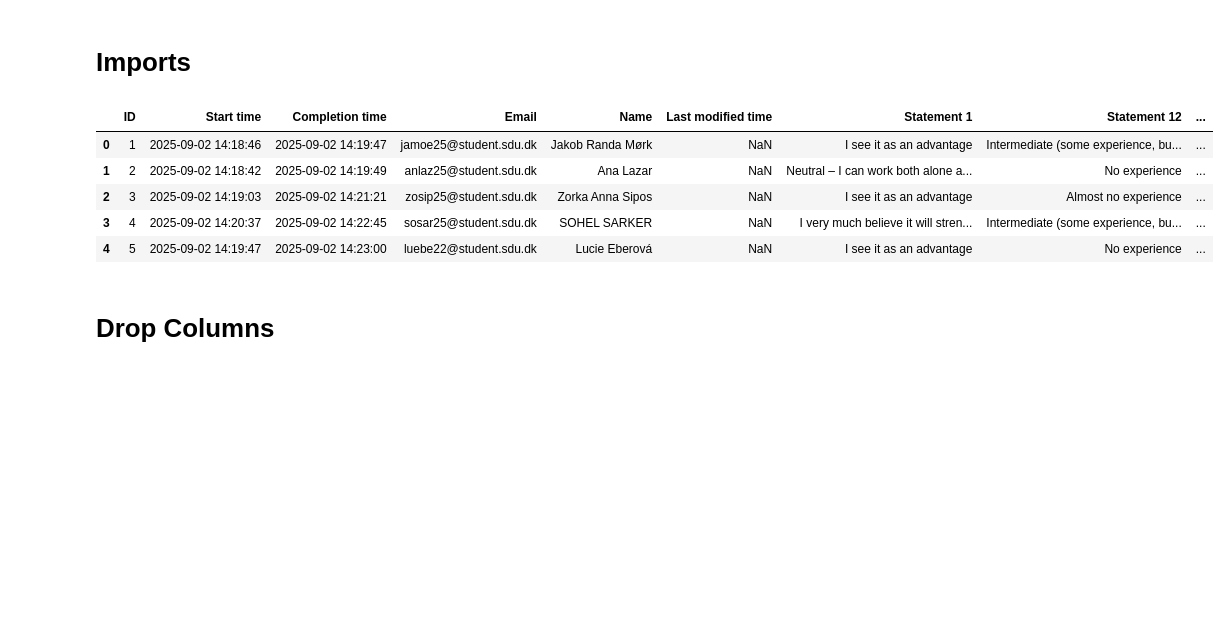
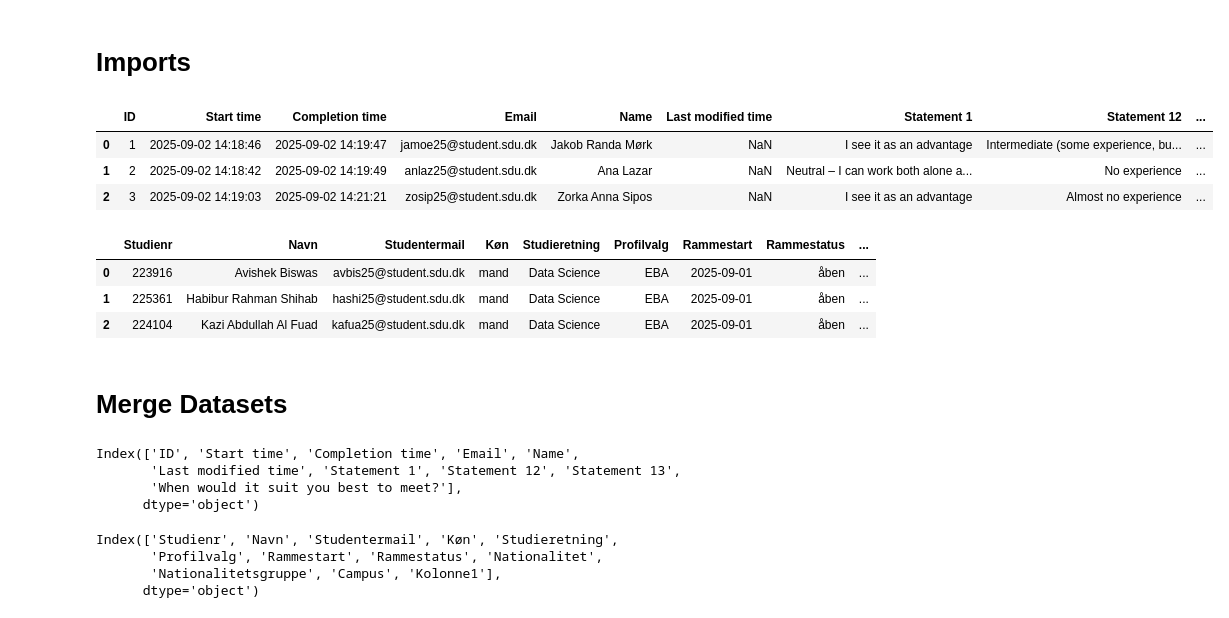
Before and after one commit to kristianhnielsen/study-groups, a Jupyter notebook: main.ipynb, the cells around one changed output. Saved outputs shown, nothing was run; the diff lists cells and outputs as text; code cells hidden in the pictures; blank space fills up the shorter version.

```diff
--- a/main.ipynb
+++ b/main.ipynb
@@ -5,12 +8,36 @@ import pandas as pd
+# %%
+survey_data = pd.read_excel('data/Study Group Survey(1-108).xlsx')
+student_data = pd.read_excel('data/New students Autumn 2025.xlsx')
+
+survey_data.to_csv('data/study-group-survey.csv', index=True)
+student_data.to_csv('data/students.csv', index=True)
 # %%
-data = pd.read_excel('data/Study Group Survey(1-92).xlsx')
-data.head()
+survey_data.head(3)
 # %% [output]
 |  | ID | Start time | Completion time | Email | Name | Last modified time | Statement 1 | Statement 12 | ... |
 | 0 | 1 | 2025-09-02 14:18:46 | 2025-09-02 14:19:47 | jamoe25@student.sdu.dk | Jakob Randa Mørk | NaN | I see it as an advantage | Intermediate (some experience, bu... | ... |
 | 1 | 2 | 2025-09-02 14:18:42 | 2025-09-02 14:19:49 | anlaz25@student.sdu.dk | Ana Lazar | NaN | Neutral – I can work both alone a... | No experience | ... |
 | 2 | 3 | 2025-09-02 14:19:03 | 2025-09-02 14:21:21 | zosip25@student.sdu.dk | Zorka Anna Sipos | NaN | I see it as an advantage | Almost no experience | ... |
-| 3 | 4 | 2025-09-02 14:20:37 | 2025-09-02 14:22:45 | sosar25@student.sdu.dk | SOHEL SARKER | NaN | I very much believe it will stren... | Intermediate (some experience, bu... | ... |
-| 4 | 5 | 2025-09-02 14:19:47 | 2025-09-02 14:23:00 | luebe22@student.sdu.dk | Lucie Eberová | NaN | I see it as an advantage | No experience | ... |
-# %% [markdown]
-# Drop Columns
+# %%
+student_data.head(3)
+# %% [output]
+|  | Studienr | Navn | Studentermail | Køn | Studieretning | Profilvalg | Rammestart | Rammestatus | ... |
+| 0 | 223916 | Avishek Biswas | avbis25@student.sdu.dk | mand | Data Science | EBA | 2025-09-01 | åben | ... |
+| 1 | 225361 | Habibur Rahman Shihab | hashi25@student.sdu.dk | mand | Data Science | EBA | 2025-09-01 | åben | ... |
+| 2 | 224104 | Kazi Abdullah Al Fuad | kafua25@student.sdu.dk | mand | Data Science | EBA | 2025-09-01 | åben | ... |
+# %% [markdown]
+# Merge Datasets
+# %%
+survey_data.columns
+# %% [output]
+Index(['ID', 'Start time', 'Completion time', 'Email', 'Name',
+       'Last modified time', 'Statement 1', 'Statement 12', 'Statement 13',
+       'When would it suit you best to meet?'],
+      dtype='object')
+# %%
+student_data.columns
+# %% [output]
+Index(['Studienr', 'Navn', 'Studentermail', 'Køn', 'Studieretning',
+       'Profilvalg', 'Rammestart', 'Rammestatus', 'Nationalitet',
+       'Nationalitetsgruppe', 'Campus', 'Kolonne1'],
+      dtype='object')
```
Also changed, not shown: parts of 70 cells of this notebook, 4 other files.
